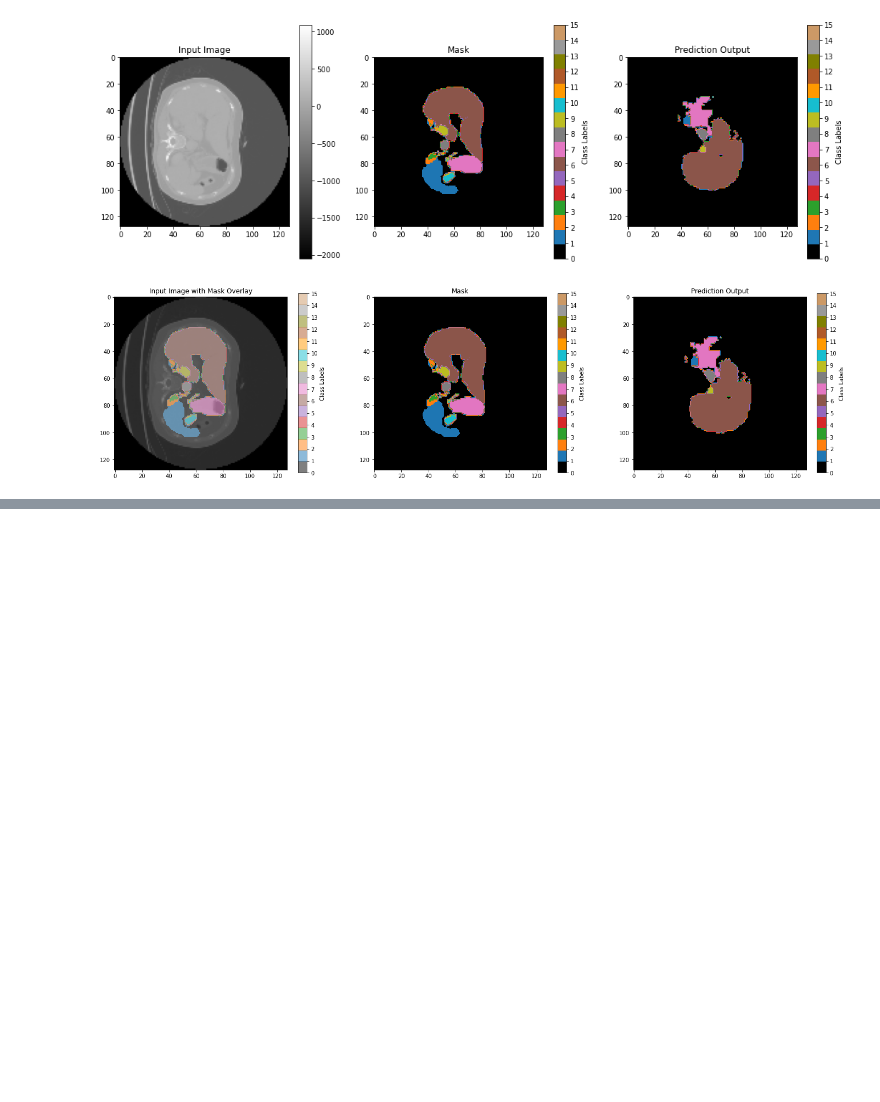
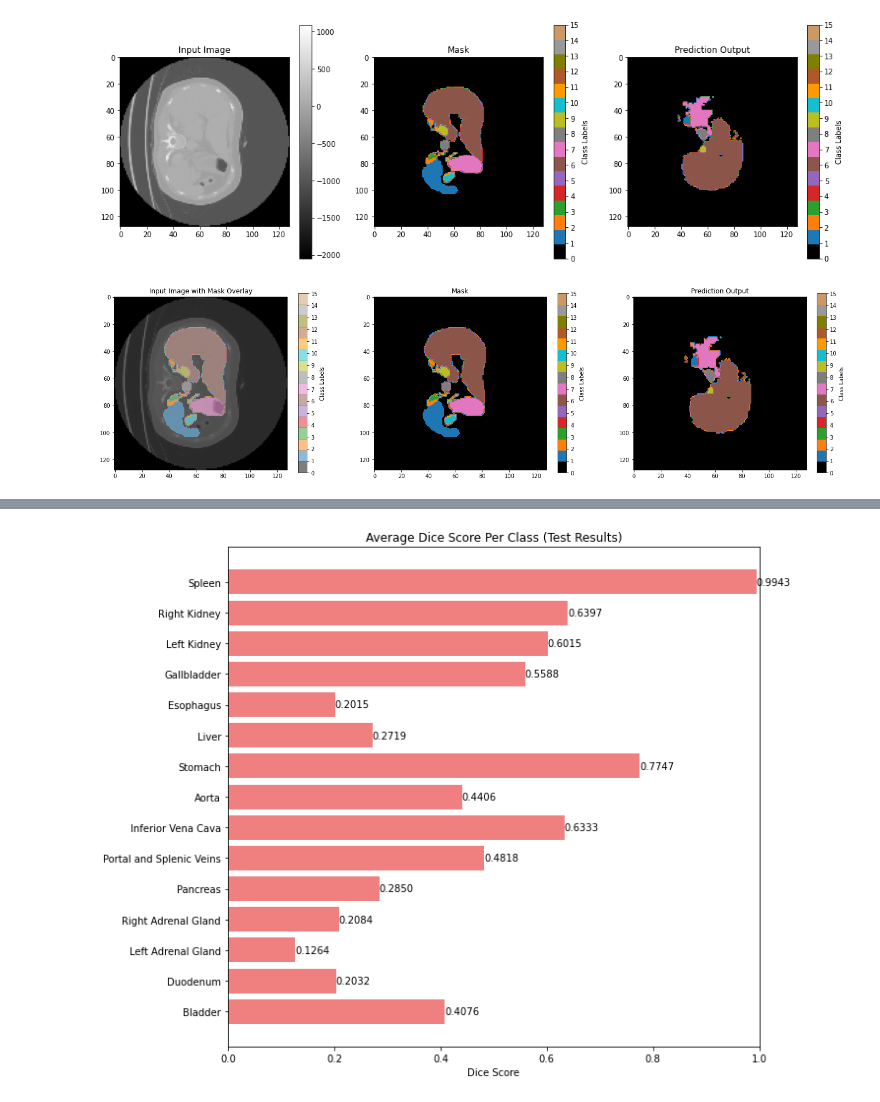
Before and after one commit to YugaC/Automatic-Data-Augmentation, a Jupyter notebook: Untitled.ipynb, the cells around one changed output, grey strips where cells are left out. Cells and saved outputs as stored; diff of their text form; code cells hidden in the pictures; blank space fills up the shorter version.

```diff
--- a/Untitled.ipynb
+++ b/Untitled.ipynb
@@ -389,0 +579,34 @@ plt.show()
+# %%
+import matplotlib.pyplot as plt
+
+# Data from the updated table
+labels = [
+    "Spleen", "Right Kidney", "Left Kidney", "Gallbladder",
+    "Esophagus", "Liver", "Stomach", "Aorta", "Inferior Vena Cava",
+    "Portal and Splenic Veins", "Pancreas", "Right Adrenal Gland",
+    "Left Adrenal Gland", "Duodenum", "Bladder"
+]
+
+# Remove the extra value from dice_scores (only keep 15 values)
+dice_scores = [
+    0.9943, 0.6397, 0.6015, 0.5588,
+    0.2015, 0.2719, 0.7747, 0.4406, 0.6333,
+    0.4818, 0.2850, 0.2084, 0.1264, 0.2032, 0.4076
+]
+
+# Plotting the bar chart
+plt.figure(figsize=(10, 8))
+plt.barh(labels, dice_scores, color='lightcoral')
+plt.xlabel('Dice Score')
+plt.title('Average Dice Score Per Class (Test Results)')
+plt.xlim(0, 1)  # Since Dice scores are between 0 and 1
+
+# Adding the score values on the bars
+for index, value in enumerate(dice_scores):
+    plt.text(value, index, f'{value:.4f}', va='center')
+
+plt.gca().invert_yaxis()  # To have the highest score at the top
+plt.tight_layout()
+plt.show()
+# %% [output]
+[figure, added]
```
Also changed, not shown: parts of 9 cells of this notebook, 7 other files.
